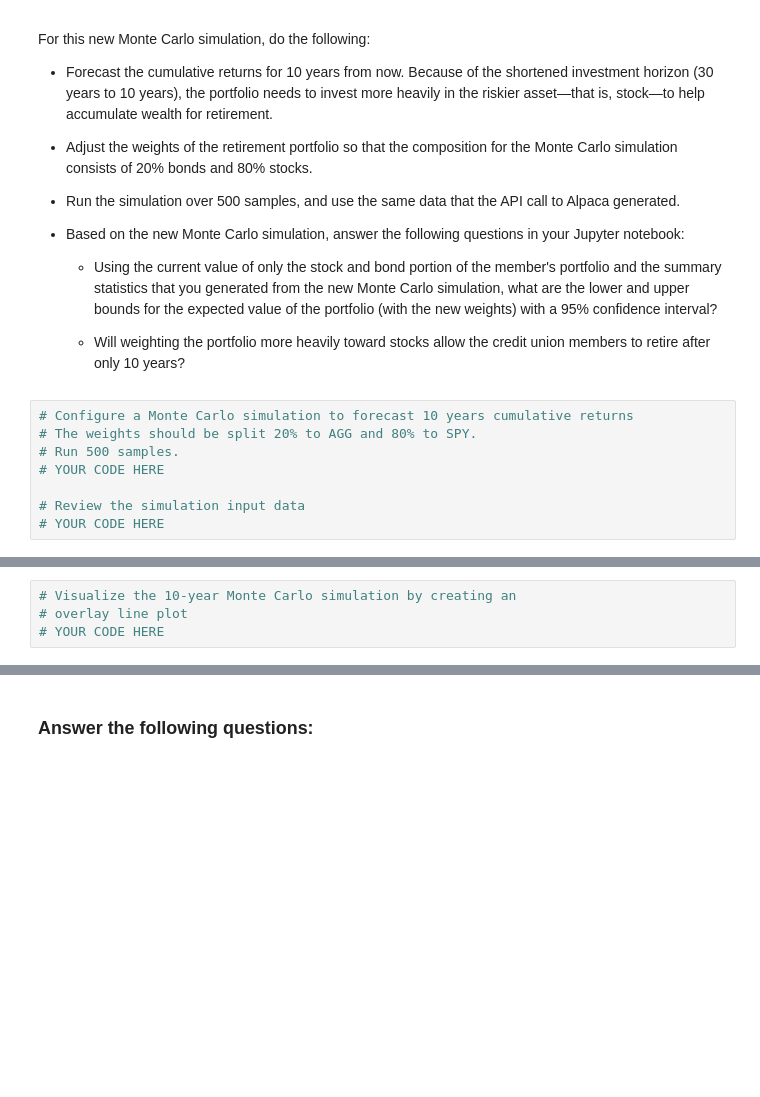
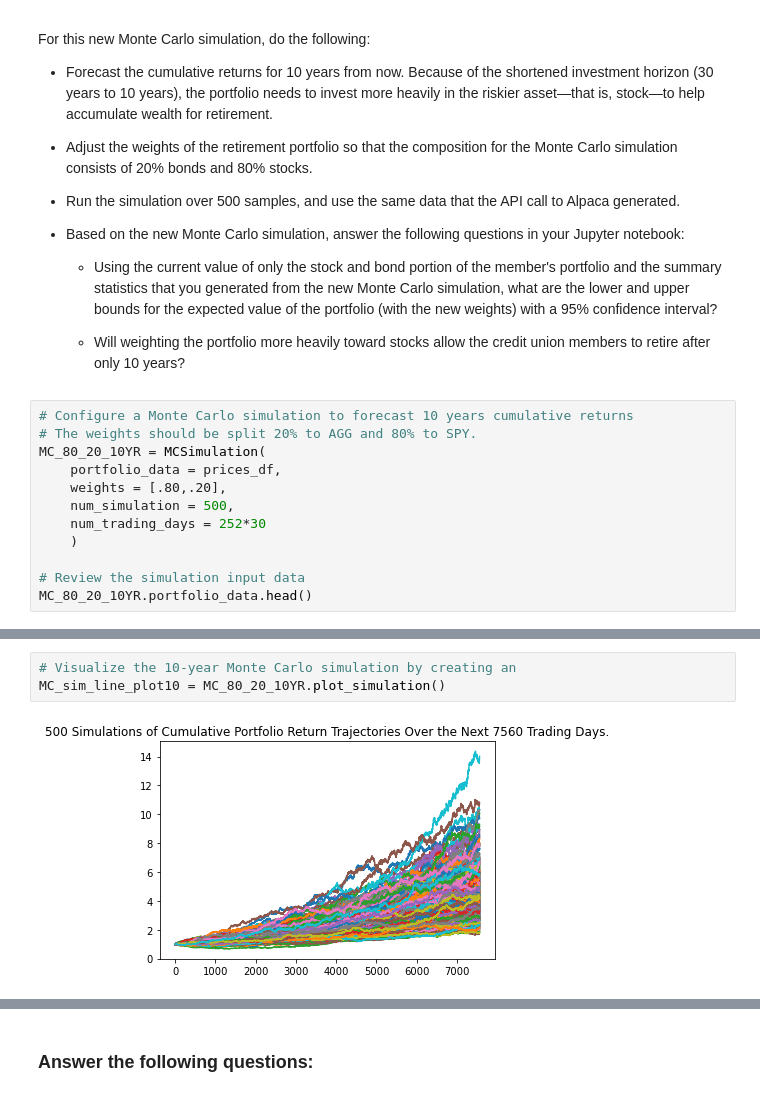
Before and after one commit to vishkast203/Challenge_Assignment_5, a Jupyter notebook: Starter_Code/financial_planning_tools.ipynb, the cells around one changed output, grey strips where cells are left out. Cells and saved outputs as stored; diff of their text form; blank space fills up the shorter version.

Commit message:
Assignment-5 All simulations run pending results evaluation

```diff
--- a/Starter_Code/financial_planning_tools.ipynb
+++ b/Starter_Code/financial_planning_tools.ipynb
@@ -614,8 +614,12 @@ For this new Monte Carlo simulation, do the following:
 # %%
 # Configure a Monte Carlo simulation to forecast 10 years cumulative returns
 # The weights should be split 20% to AGG and 80% to SPY.
-# Run 500 samples.
-# YOUR CODE HERE
+MC_80_20_10YR = MCSimulation(
+    portfolio_data = prices_df,
+    weights = [.80,.20],
+    num_simulation = 500,
+    num_trading_days = 252*30
+    )
 
 # Review the simulation input data
-# YOUR CODE HERE
+MC_80_20_10YR.portfolio_data.head()
@@ -625,7 +669,8 @@ For this new Monte Carlo simulation, do the following:
 # %%
 # Visualize the 10-year Monte Carlo simulation by creating an
-# overlay line plot
-# YOUR CODE HERE
+MC_sim_line_plot10 = MC_80_20_10YR.plot_simulation()
+# %% [output]
+[figure, added]
 # %%
 # Visualize the probability distribution of the 10-year Monte Carlo simulation
 # by plotting a histogram
```
Also changed, not shown: parts of 6 cells of this notebook.
